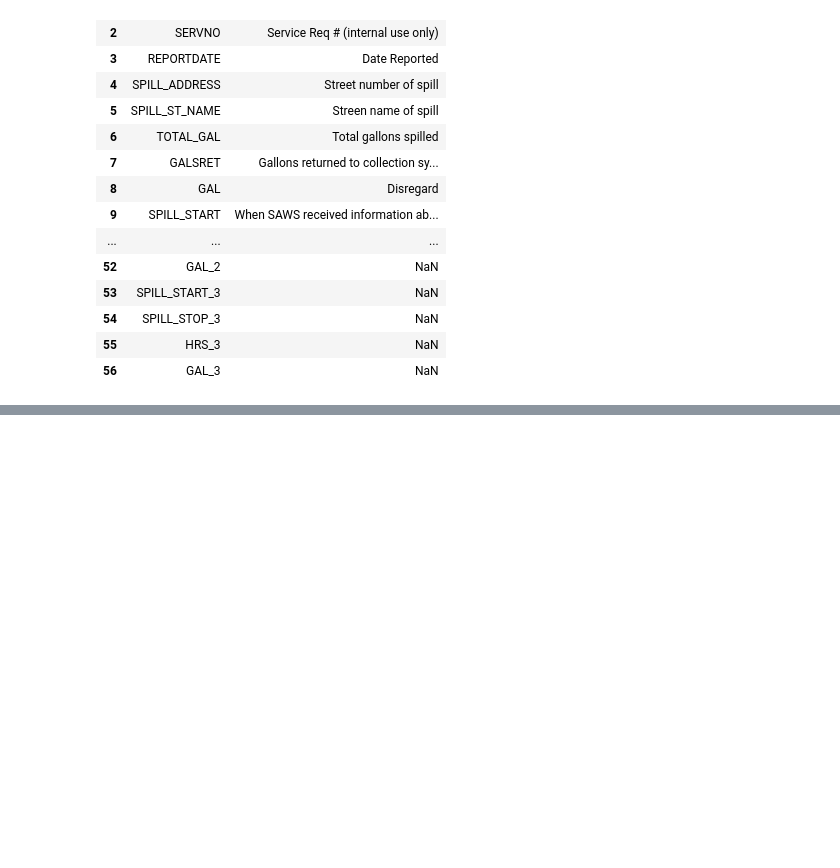
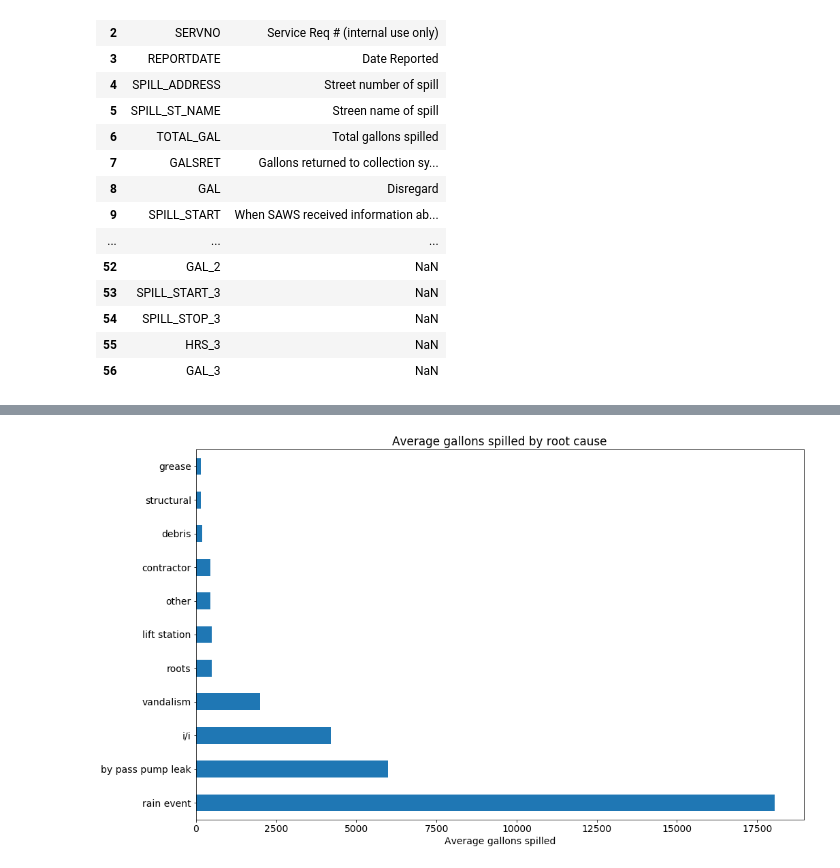
Before and after one commit to we-came-we-SAWS-we-conquered/saws-capstone-project, a Jupyter notebook: cameron_repo/Cameron_notebook.ipynb, the cells around one changed output, grey strips where cells are left out. Saved outputs shown, nothing was run; the diff lists cells and outputs as text; code cells hidden in the pictures; blank space fills up the shorter version.

```diff
--- a/cameron_repo/Cameron_notebook.ipynb
+++ b/cameron_repo/Cameron_notebook.ipynb
@@ -146,0 +202,9 @@ df.COMMENTS.value_counts().head(10).plot.barh()
+# %%
+ax = df.groupby('root_cause').total_gal.median()\
+    .sort_values(ascending=False).dropna().plot.barh()
+ax.set_ylabel('')
+ax.set_xlabel('Average gallons spilled')
+plt.title('Average gallons spilled by root cause')
+plt.show()
+# %% [output]
+[figure, added]
```
Also changed, not shown: parts of 20 cells of this notebook, 1 other file.
